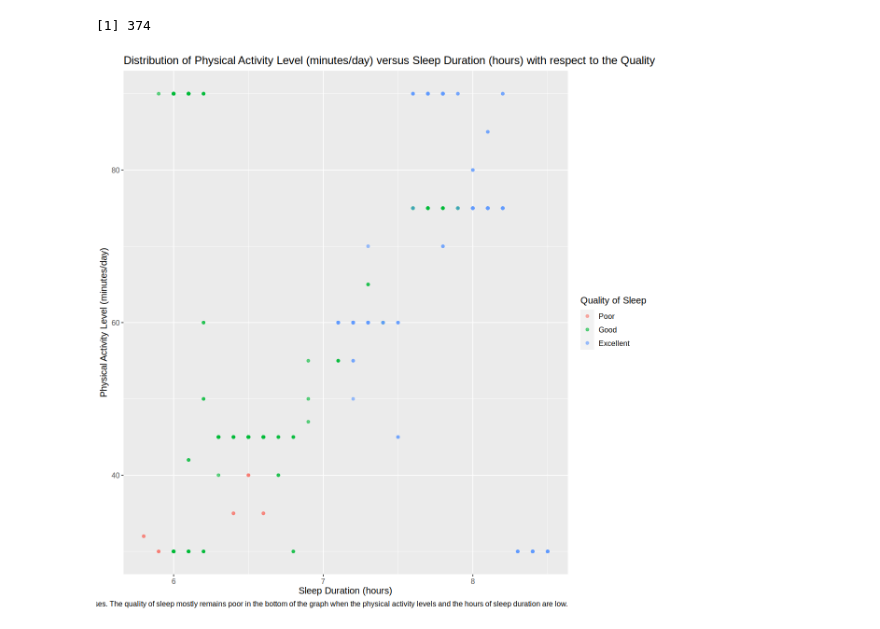
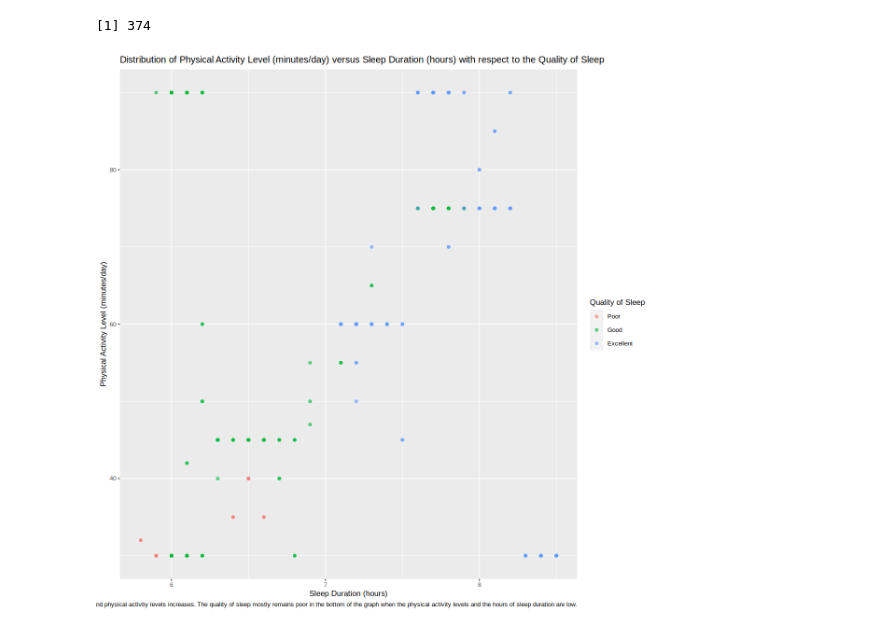
Before and after one commit to ptank1/dsci-100-2023w1-group-30, a Jupyter notebook: sleep_data_analysis.ipynb, the cells around one changed output. Cells and saved outputs as stored; diff of their text form; code cells hidden in the pictures.

```diff
--- a/sleep_data_analysis.ipynb
+++ b/sleep_data_analysis.ipynb
@@ -241,19 +242,19 @@ A tibble: 3 × 3
 # %%
 # Finally, we will create a visualization, a scatter plot (using geom_point), to explore the relationship of physical_activity_level versus sleep_duration with respect to the quality_of_sleep data.
 # Created a new object: sleep_duration_plot
 
 
 options(repr.plot.width = 10, repr.plot.height = 10)
 sleep_duration_plot <- sleep_data_tidy |>
   ggplot(aes(x = sleep_duration, y = physical_activity_level, color = quality_of_sleep)) +
   geom_point(alpha = 0.6) +
   labs(x = "Sleep Duration (hours)",
        y = "Physical Activity Level (minutes/day)",
        color = "Quality of Sleep",
       caption = "Scatterplot examining the relationship between Physical Activity Level (minutes/day) over Sleep Duration (hours) with respect to the Quality of Sleep categories. There is a positive upward trend in distribution, where the quality of sleep is excellent as the sleep duration and physical activtiy levels increases. The quality of sleep mostly remains poor in the bottom of the graph when the physical activity levels and the hours of sleep duration are low.") +
   ggtitle("Distribution of Physical Activity Level (minutes/day) versus Sleep Duration (hours) with respect to the Quality of Sleep") +
-  theme(text = element_text(size = 12))
+  theme(text = element_text(size = 10))
 
 sleep_duration_plot
 # %% [output]
-[figure, old version]
+[figure, new version]
```
Also changed, not shown: parts of 17 cells of this notebook.
